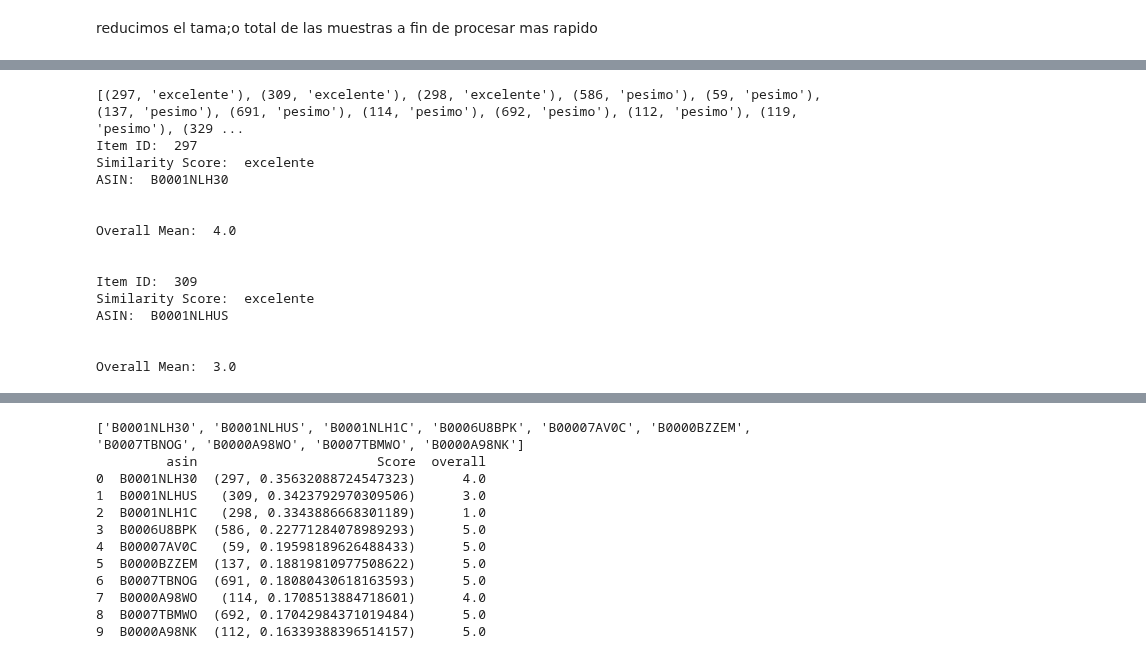
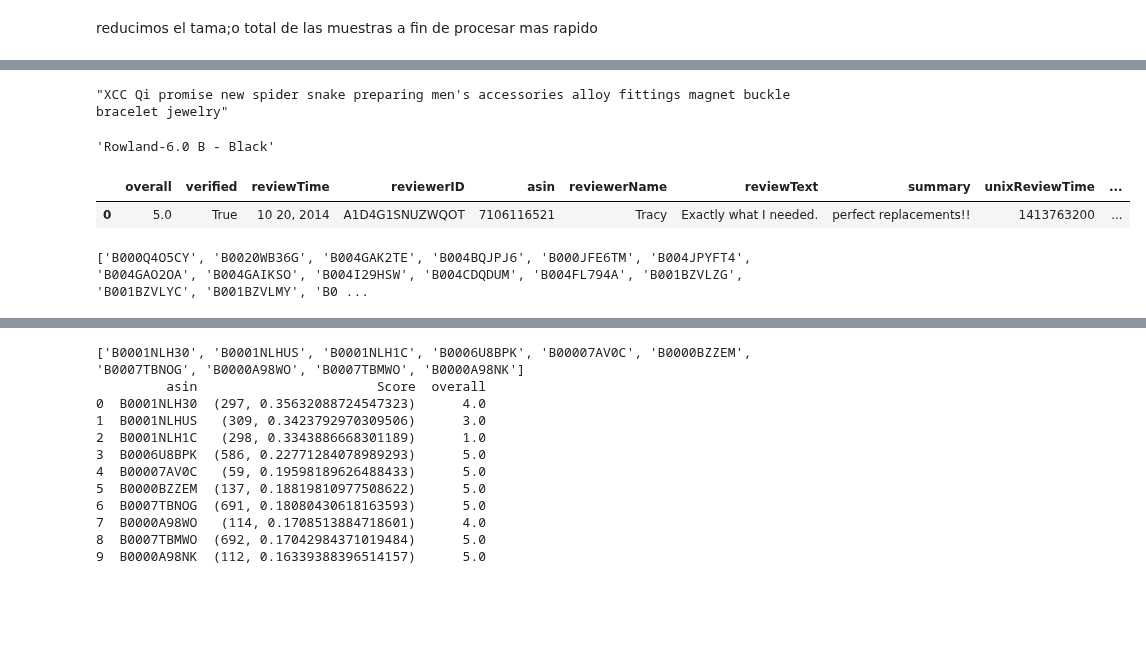
Before and after one commit to EmilioGinzo/fuzzy-recommendation-system-, a Jupyter notebook: analisis.ipynb, the cells around one changed output, grey strips where cells are left out. Cells and saved outputs as stored; diff of their text form; code cells hidden in the pictures; blank space fills up the shorter version.

```diff
--- a/analisis.ipynb
+++ b/analisis.ipynb
@@ -199,6 +202,21 @@ def fuzzificar(min, max, valor):
         return "bueno"
     else:
         return "excelente"
+# %%
+asin_specific = df_meta_cortado.loc[df_meta_cortado['asin'] == '1291691480']
+asin_specific.title.values[0]
+# %% [output]
+"XCC Qi promise new spider snake preparing men's accessories alloy fittings magnet buckle bracelet jewelry"
+# %%
+asin_specific = df_meta_cortado.loc[df_meta_cortado['id'] == 7920]
+asin_specific.title.values[0]
+# %% [output]
+'Rowland-6.0 B - Black'
+# %%
+df.head(1)
+# %% [output]
+|  | overall | verified | reviewTime | reviewerID | asin | reviewerName | reviewText | summary | unixReviewTime | ... |
+| 0 | 5.0 | True | 10 20, 2014 | A1D4G1SNUZWQOT | 7106116521 | Tracy | Exactly what I needed. | perfect replacements!! | 1413763200 | ... |
 # %%
 def recommend(asin):
     item_id = df_meta_cortado[df_meta_cortado.asin == asin]['id'].values[0]
@@ -214,7 +232,8 @@ def recommend(asin):
     items_selected=[df_meta_cortado[items_selected[0]==df_meta_cortado['id']]['asin'].values[0] for items_selected in scores_no_1]
     return items_selected, scores_no_1
 # %%
-asins, similaridad_score = recommend('B0001NLGV8')
+asins, similaridad_score = recommend('1291691480')
+print(asins, similaridad_score)
 
 for i in range(2):
     print('Item ID: ',similaridad_score[i][0])
@@ -222,24 +241,10 @@ for i in range(2):
     print('ASIN: ',asins[i])
     print('\n')
     # Busca el 'overall_mean' correspondiente al 'asin'
-    overall_mean_item = overall_mean.loc[overall_mean['asin'] == asins[i], 'overall'].values[0]
+    overall_mean_item = overall_mean.loc[overall_mean['asin'] == asins[i], 'overall']
     print('Overall Mean: ', overall_mean_item)
     print('\n')
 # %% [output]
-[(297, 'excelente'), (309, 'excelente'), (298, 'excelente'), (586, 'pesimo'), (59, 'pesimo'), (137, 'pesimo'), (691, 'pesimo'), (114, 'pesimo'), (692, 'pesimo'), (112, 'pesimo'), (119, 'pesimo'), (329 ...
-Item ID:  297
-Similarity Score:  excelente
-ASIN:  B0001NLH30
-
-
-Overall Mean:  4.0
-
-
-Item ID:  309
-Similarity Score:  excelente
-ASIN:  B0001NLHUS
-
-
-Overall Mean:  3.0
+['B000Q4O5CY', 'B0020WB36G', 'B004GAK2TE', 'B004BQJPJ6', 'B000JFE6TM', 'B004JPYFT4', 'B004GAO2OA', 'B004GAIKSO', 'B004I29HSW', 'B004CDQDUM', 'B004FL794A', 'B001BZVLZG', 'B001BZVLYC', 'B001BZVLMY', 'B0 ...
 # %%
 scores_df = pd.DataFrame(similaridad_score, columns=['ItemID', 'Score'])
```
Also changed, not shown: parts of 10 cells of this notebook.
